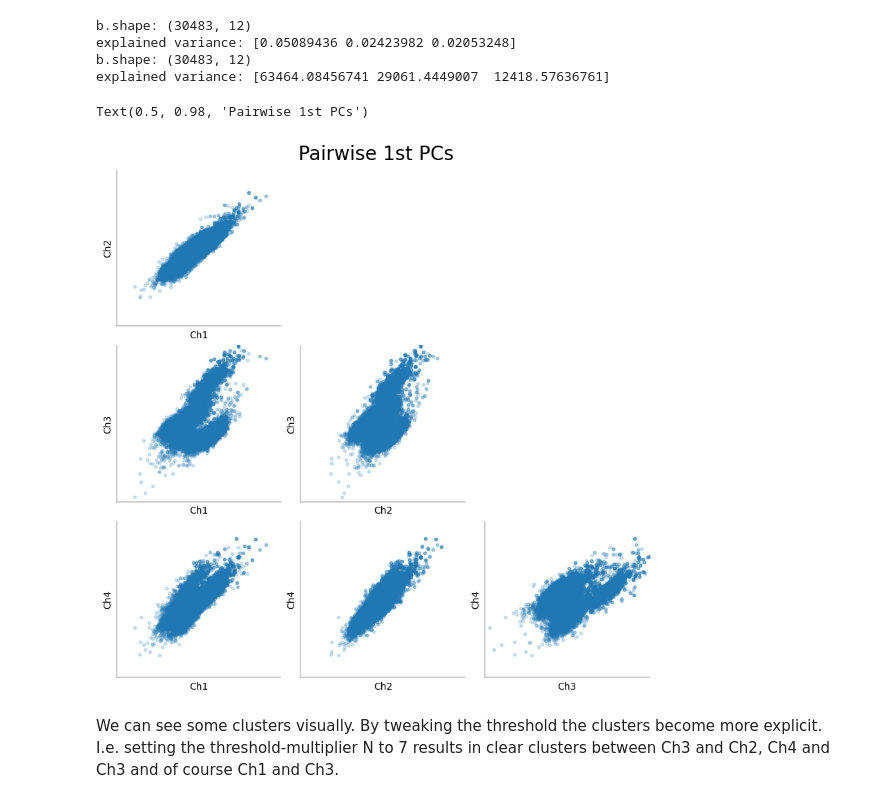
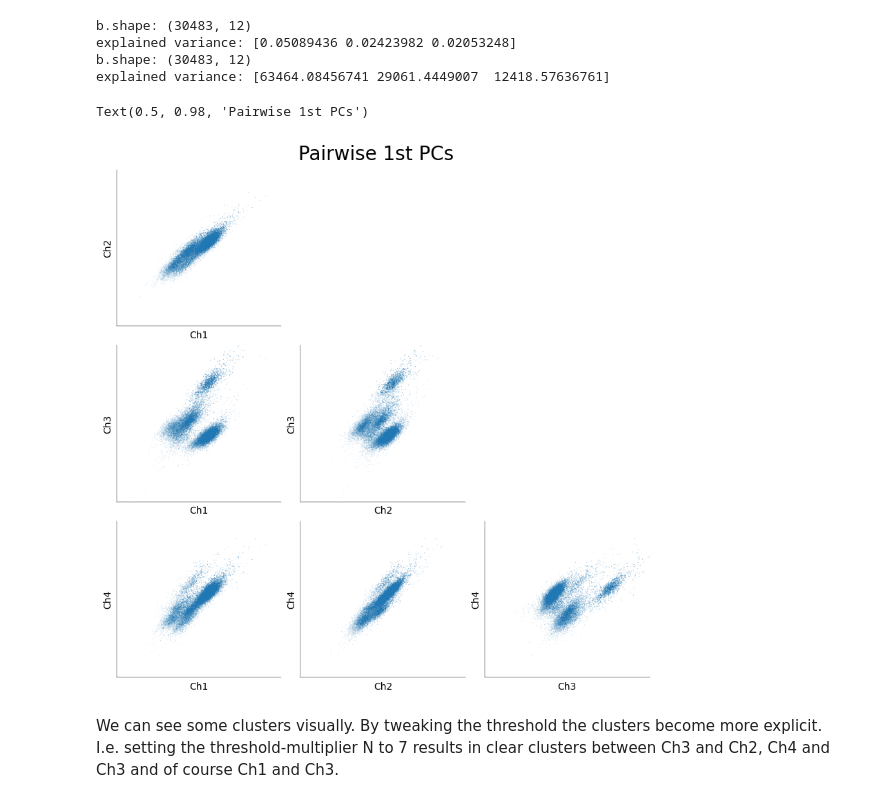
Before and after one commit to stedavkle/uni-tue-nds, a Jupyter notebook: CL1/notebooks/CodingLab1.ipynb, the cells around one changed output. Drawn from its saved outputs; the diff is of its cells as text; code cells hidden in the pictures.

```diff
--- a/CL1/notebooks/CodingLab1.ipynb
+++ b/CL1/notebooks/CodingLab1.ipynb
@@ -463,9 +443,7 @@ def extract_waveforms(x: np.ndarray, s: np.ndarray) -> np.ndarray:
     return w
 
 
-waveforms = extract_waveforms(
-    xf.to_numpy(), s
-)  # TODO t must have indices here, not ms. If t is changed, something must be done to s as well, to replace t by s and make this work again...
+waveforms = extract_waveforms(xf.to_numpy(), s)
 # %% [output]
 w.shape: (30483, 30, 4)
 # %% [markdown]
@@ -591,9 +569,7 @@ def extract_features(w: np.ndarray):
     # obtain first 3 principle components (2 pts)
     # ---------------------------------------------
 
-    pca = PCA(
-        n_components=3
-    )  # TODO somehow prefiltering the data? is this even necessary?
+    pca = PCA(n_components=3)
 
     b = np.concatenate(
         [pca.fit_transform(w[:, :, i]) for i in range(w.shape[2])], axis=1
@@ -604,9 +580,7 @@ def extract_features(w: np.ndarray):
     # -----------------------------------------------------
     # Print the fraction of variance explained (1 pt)
     # -----------------------------------------------------
-    print(
-        "explained variance: {}".format(pca.explained_variance_)
-    )  # TODO is this correct? might be too large numbers
+    print("explained variance: {}".format(pca.explained_variance_))
 
     return b
 
@@ -627,35 +601,37 @@ explained variance: [63464.08456741 29061.4449007  12418.57636761]
 # %%
 mosaic = [
     ["Ch2 vs Ch1", ".", "."],
     ["Ch3 vs Ch1", "Ch3 vs Ch2", "."],
     ["Ch4 vs Ch1", "Ch4 vs Ch2", "Ch4 vs Ch3"],
 ]
 fig, ax = plt.subplot_mosaic(
     mosaic=mosaic, figsize=(8, 8), layout="constrained", dpi=100
 )
 
 # indices of the 1st PC in `b`
 i = {"Ch1": 0, "Ch2": 3, "Ch3": 6, "Ch4": 9}
 
 for m in np.ravel(mosaic):
     if m == ".":
         continue
     yb, xb = m.split(" vs ")
 
     # plot the 1st PC of channel y against the 1st PC of channel x
-    ax[m].scatter(features[:, i[xb]], features[:, i[yb]], alpha=0.2)
+    ax[m].scatter(
+        features[:, i[xb]], features[:, i[yb]], alpha=0.2, s=2, edgecolors="none"
+    )
 
     ax[m].set_xlabel(xb)
     ax[m].set_ylabel(yb)
     ax[m].set_xlim((-1500, 1500))
     ax[m].set_ylim((-1500, 1500))
     ax[m].set_xticks([])
     ax[m].set_yticks([])
 
 fig.suptitle("Pairwise 1st PCs", fontsize=20)
 # %% [output]
 Text(0.5, 0.98, 'Pairwise 1st PCs')
-[figure, old version]
+[figure, new version]
 # %% [markdown]
 We can see some clusters visually. By tweaking the threshold the clusters become more explicit. I.e. setting the threshold-multiplier N to 7 results in clear clusters between Ch3 and Ch2, Ch4 and Ch3 and of course Ch1 and Ch3.
 # %%
```
Also changed, not shown: parts of 6 cells of this notebook.
